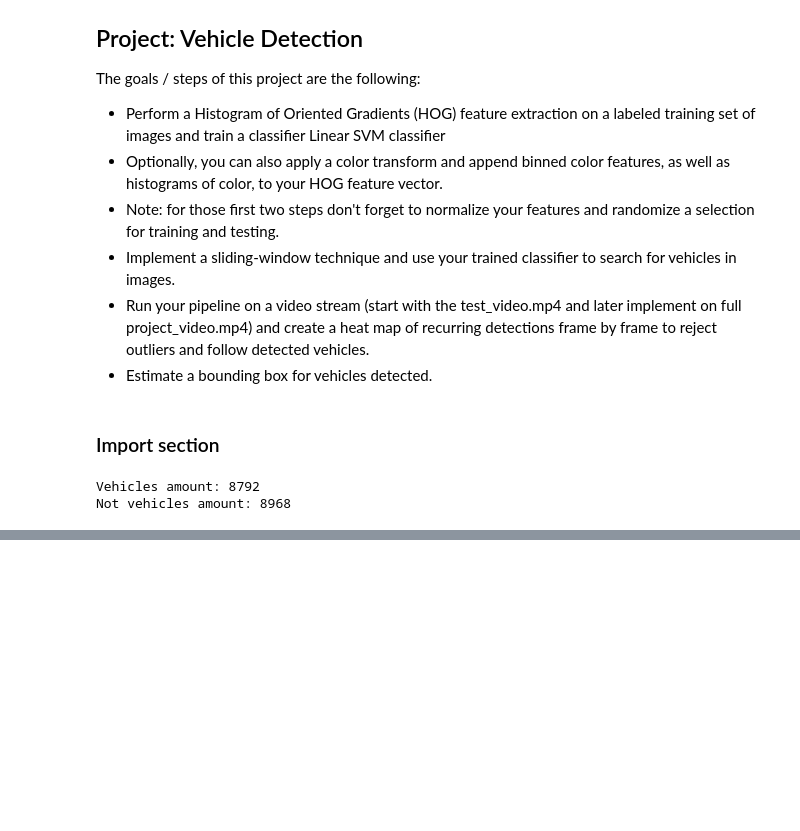
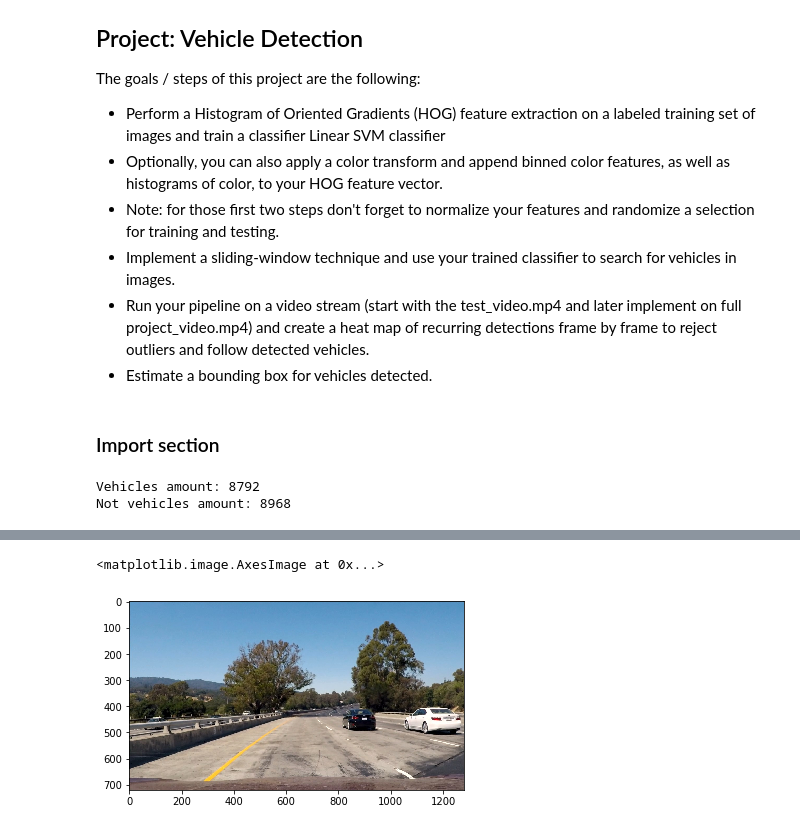
Before and after one commit to vmonestel/CarND-Vehicle-Detection, a Jupyter notebook: vehicle_detector.ipynb, the cells around one changed output, grey strips where cells are left out. Drawn from its saved outputs; the diff is of its cells as text; code cells hidden in the pictures; blank space fills up the shorter version.

```diff
--- a/vehicle_detector.ipynb
+++ b/vehicle_detector.ipynb
@@ -384,24 +390,27 @@ def search_windows(img, windows, clf, scaler, color_space='RGB',
     return on_windows
 # %%
 
-image = mpimg.imread('bbox-example-image.jpg')
+image = mpimg.imread('test_images/test1.jpg')
 draw_image = np.copy(image)
 
 # Uncomment the following line if you extracted training
 # data from .png images (scaled 0 to 1 by mpimg) and the
 # image you are searching is a .jpg (scaled 0 to 255)
-#image = image.astype(np.float32)/255
+image = image.astype(np.float32)/255
 y_start_stop = [490, 650] # Min and max in y to search in slide_window()
 windows = slide_window(image, x_start_stop=[None, None], y_start_stop=y_start_stop,
                     xy_window=(96, 96), xy_overlap=(0.5, 0.5))
 
 hot_windows = search_windows(image, windows, svc, X_scaler, color_space=color_space,
                         spatial_size=spatial_size, hist_bins=hist_bins,
                         orient=orient, pix_per_cell=pix_per_cell,
                         cell_per_block=cell_per_block,
                         hog_channel=hog_channel, spatial_feat=spatial_feat,
                         hist_feat=hist_feat, hog_feat=hog_feat)
 
 window_img = draw_boxes(draw_image, hot_windows, color=(0, 0, 255), thick=6)
 
 plt.imshow(window_img)
+# %% [output]
+<matplotlib.image.AxesImage at 0x...>
+[figure, added]
```
Also changed, not shown: parts of 5 cells of this notebook.
